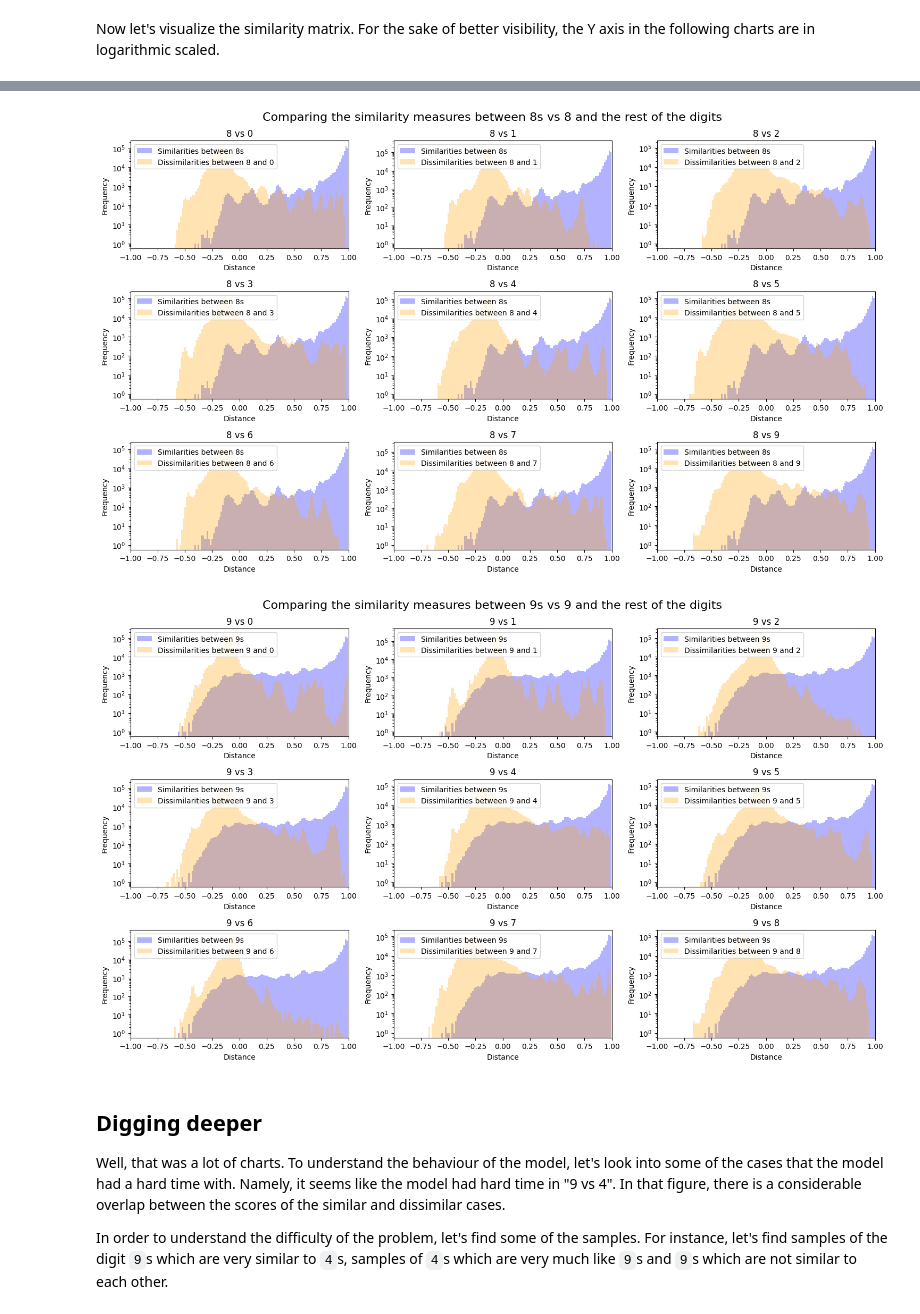
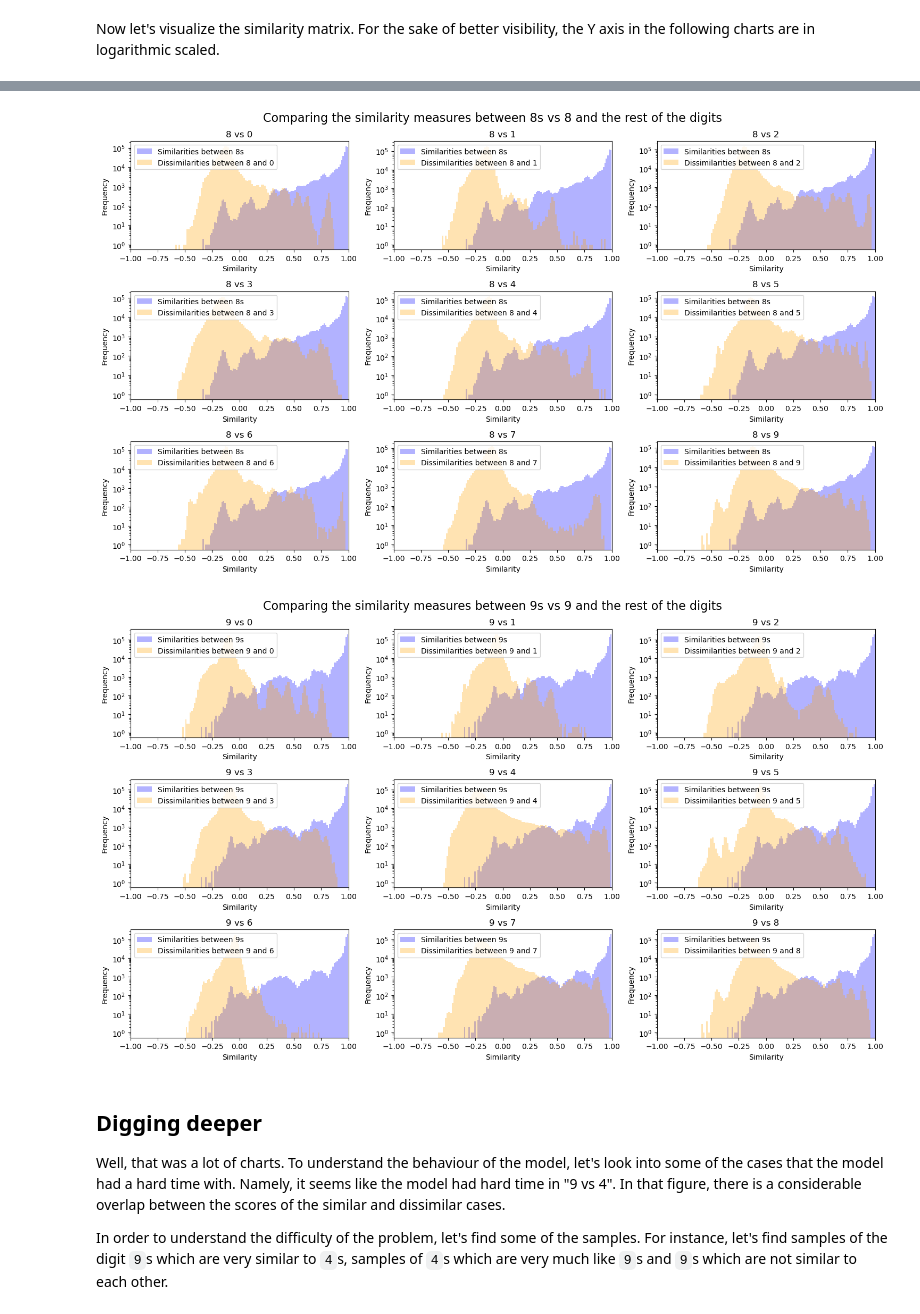
Before and after one commit to ziadloo/Siamese-model-in-Pytorch, a Jupyter notebook: example/MNIST.ipynb, the cells around one changed output, grey strips where cells are left out. Saved outputs shown, nothing was run; the diff lists cells and outputs as text; code cells hidden in the pictures.

```diff
--- a/example/MNIST.ipynb
+++ b/example/MNIST.ipynb
@@ -119,10 +128,6 @@ Next, we'll define our tower model. The design of the tower model is irrelevant
 
 As long as the tower model satisfies the mentioned conditions above, the rest its design is arbitrary. In case of our example here, since we are dealing with images, CNN is preferred way of choice.
 # %%
-import torch
-from torch import nn
-
-
 class MnistCnn(nn.Module):
     def __init__(self, latent_size):
         super(MnistCnn, self).__init__()
@@ -130,9 +135,9 @@ class MnistCnn(nn.Module):
         self.relu = nn.ReLU()
         self.maxpool = nn.MaxPool2d(kernel_size=2, stride=2)
         self.conv2 = nn.Conv2d(16, 32, kernel_size=3, stride=1, padding=1)
-        self.fc1 = nn.Linear(32 * 7 * 7, latent_size * 2)
-        self.fc2 = nn.Linear(latent_size * 2, latent_size * 3)
-        self.fc3 = nn.Linear(latent_size * 3, latent_size)
+        self.fc1 = nn.Linear(32 * 8 * 8, latent_size * 2)
+        self.fc2 = nn.Linear(latent_size * 2, latent_size * 6)
+        self.fc3 = nn.Linear(latent_size * 6, latent_size)
 
     def forward(self, x):
         x = self.conv1(x)
@@ -221,10 +226,10 @@ def train(dataloader, model, loss_fn, optimizer, device):
 def test(dataloader, model, loss_fn, device):
     def accuracy(v1, v2):
         scores = torch.mm(v1, v2.t())
-        m = torch.argmax(scores, dim=-1).to(v1.get_device())
-        i = torch.arange(len(m)).to(v1.get_device())
-        mark_list = torch.where(i == m, torch.tensor(1).to(v1.get_device()), torch.tensor(0).to(v1.get_device()))
-        mark = torch.sum(mark_list).to(v1.get_device())
+        m = torch.argmax(scores, dim=-1).to(v1.device)
+        i = torch.arange(len(m)).to(v1.device)
+        mark_list = torch.where(i == m, torch.tensor(1).to(v1.device), torch.tensor(0).to(v1.device))
+        mark = torch.sum(mark_list).to(v1.device)
         return mark / len(mark_list)
 
     size = len(dataloader.dataset)
@@ -249,22 +254,20 @@ The only thing left is to train the model.
 optimizer = torch.optim.SGD(siamese.parameters(), lr=1e-3, momentum=0.7)
 
 best_acc = 0
-epochs = 10
+epochs = 20
 for t in range(epochs):
-    print("-------------------------------")
+    print("--------------------------------------------------------------------------------")
     print(f"Epoch {t+1}/{epochs}")
-    print("-------------------------------")
     train_loss = train(train_dataloader, siamese, triplet_loss, optimizer, device)
     test_loss, test_acc = test(test_dataloader, siamese, triplet_loss, device)
 
-    print(f"\nTrain Loss: {train_loss:>7f}")
-    print(f"Test Avg Loss: {test_loss:>8f}")
-    print(f"Test Avg Acc: {test_acc:>8f} \n")
+    print(f"Train Loss: {train_loss:>7f} \t Test Avg Loss: {test_loss:>8f} \t Test Avg Acc: {test_acc:>8f}")
 
     if test_acc > best_acc:
         best_acc = test_acc
         best_tower = MnistCnn(128)
         best_tower.load_state_dict(copy.deepcopy(tower.state_dict()))
 
-print("Done!")
+print("--------------------------------------------------------------------------------")
+print("Training is done!")
 # %% [output]
@@ -292,7 +295,7 @@ With the training done, let's see how the model is doing. Even though we do have
 
 First, let's start by repackaging the test samples into something more suitable for our analysis.
 # %%
-test_tensor = torch.cat([torch.cat([torch.unsqueeze(l, 0) for l in s]) for s in test_samples])
+test_tensor = torch.cat([torch.cat([torch.unsqueeze(test_transform(l), 0) for l in s]) for s in test_samples])
 
 print(f"test_tensor.shape: {test_tensor.shape}")
 # %% [output]
@@ -333,7 +336,7 @@ def plot_histograms_in_grid(sim, dis_list, sim_index, dis_index):
         ax.hist(dis[dis_key], bins=100, alpha=0.3, color='orange', label=f'Dissimilarities between {sim_index} and {dis_key}')
 
         ax.set_title(f'{sim_index} vs {dis_key}')
-        ax.set_xlabel('Distance')
+        ax.set_xlabel('Similarity')
         ax.set_ylabel('Frequency')
         ax.set_yscale('log')
 
@@ -375,5 +378,5 @@ for d1 in range(10):
-[figure, old version]
+[figure, new version]
-[figure, old version]
+[figure, new version]
 # %% [markdown]
 ## Digging deeper
 
```
Also changed, not shown: parts of 13 cells of this notebook, 1 other file.
